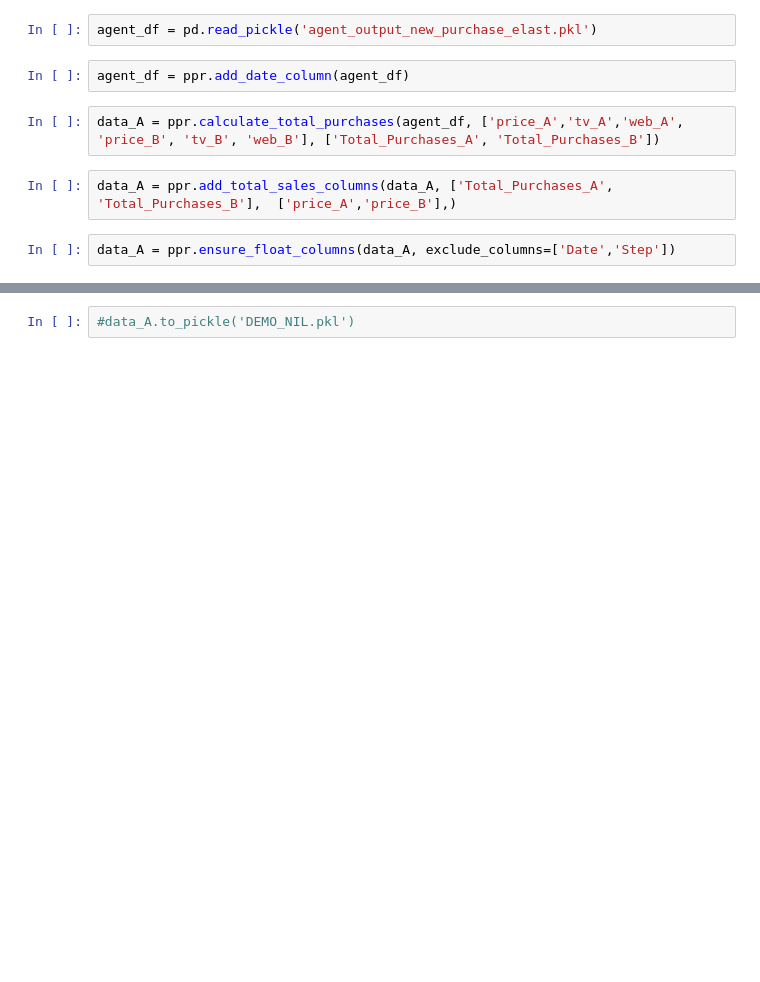
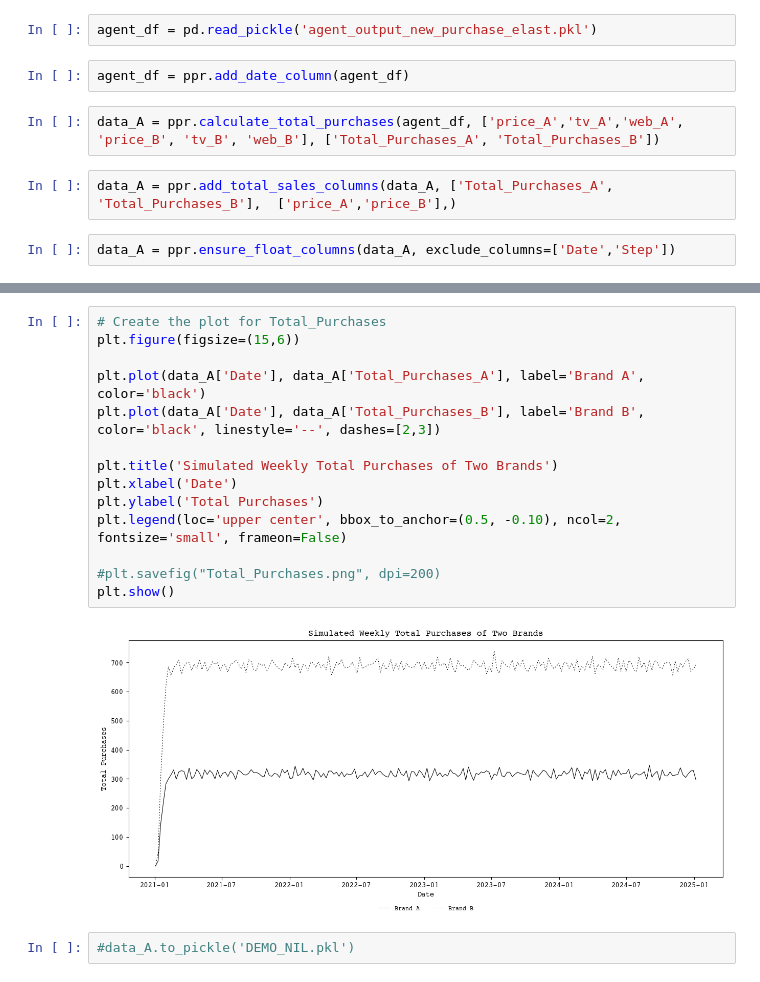
Before and after one commit to mcfitzgerald/consumer-abm, a Jupyter notebook: new_flow.ipynb, the cells around one changed output, grey strips where cells are left out. Cells and saved outputs as stored; diff of their text form; blank space fills up the shorter version.

```diff
--- a/new_flow.ipynb
+++ b/new_flow.ipynb
@@ -46,2 +46,18 @@ plt.show()
+# %%
+# Create the plot for Total_Purchases
+plt.figure(figsize=(15,6))
+
+plt.plot(data_A['Date'], data_A['Total_Purchases_A'], label='Brand A', color='black')
+plt.plot(data_A['Date'], data_A['Total_Purchases_B'], label='Brand B', color='black', linestyle='--', dashes=[2,3])
+
+plt.title('Simulated Weekly Total Purchases of Two Brands')
+plt.xlabel('Date')
+plt.ylabel('Total Purchases')
+plt.legend(loc='upper center', bbox_to_anchor=(0.5, -0.10), ncol=2, fontsize='small', frameon=False)
+
+#plt.savefig("Total_Purchases.png", dpi=200)
+plt.show()
+# %% [output]
+[figure, added]
 # %%
 #data_A.to_pickle('DEMO_NIL.pkl')
```
Also changed, not shown: parts of 1 cell of this notebook, 5 other files.
